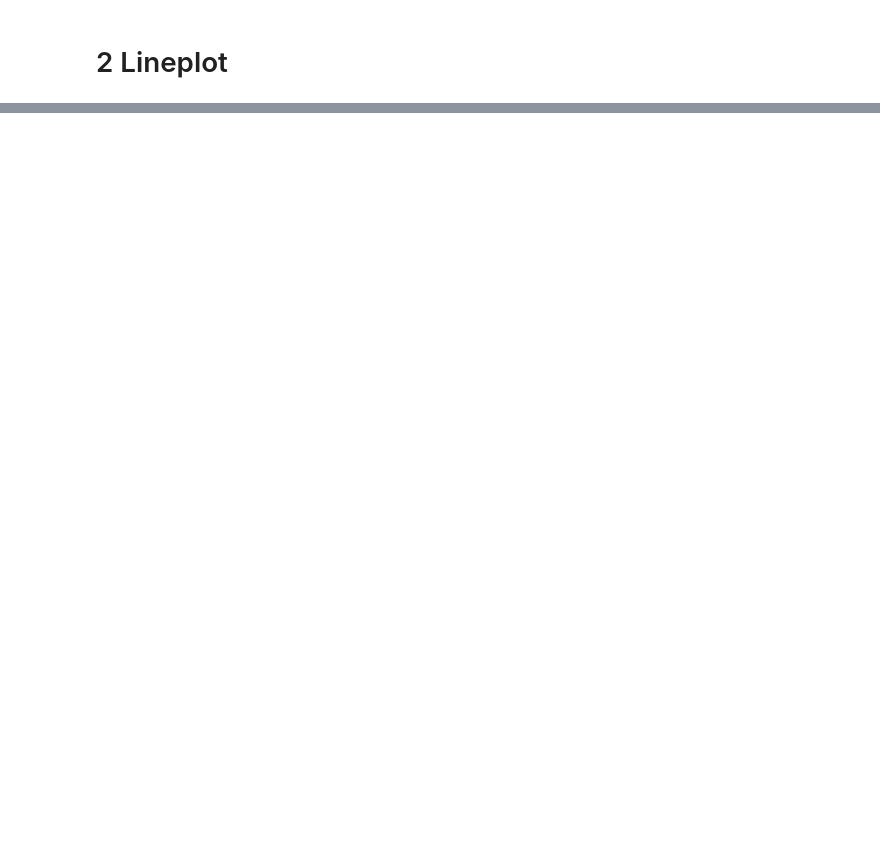
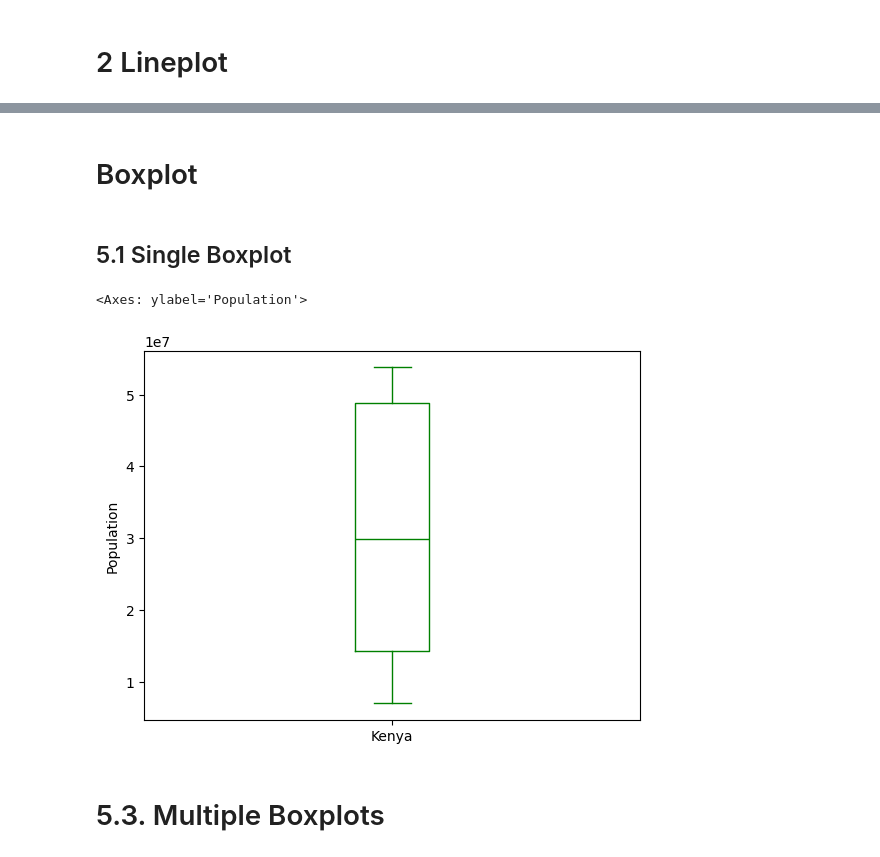
Before and after one commit to claudiahW/fcc_data_science, a Jupyter notebook: pivot.ipynb, the cells around one changed output, grey strips where cells are left out. Saved outputs shown, nothing was run; the diff lists cells and outputs as text; code cells hidden in the pictures; blank space fills up the shorter version.

```diff
--- a/pivot.ipynb
+++ b/pivot.ipynb
@@ -147,0 +227,11 @@ df_pivot
+# %% [markdown]
+# Boxplot
+# %% [markdown]
+## 5.1 Single Boxplot
+# %%
+df_pivot['Kenya'].plot(kind='box', color='green', ylabel='Population')
+# %% [output]
+<Axes: ylabel='Population'>
+[figure, added]
+# %% [markdown]
+# 5.3. Multiple Boxplots
```
Also changed, not shown: parts of 19 cells of this notebook, 1 other file.
